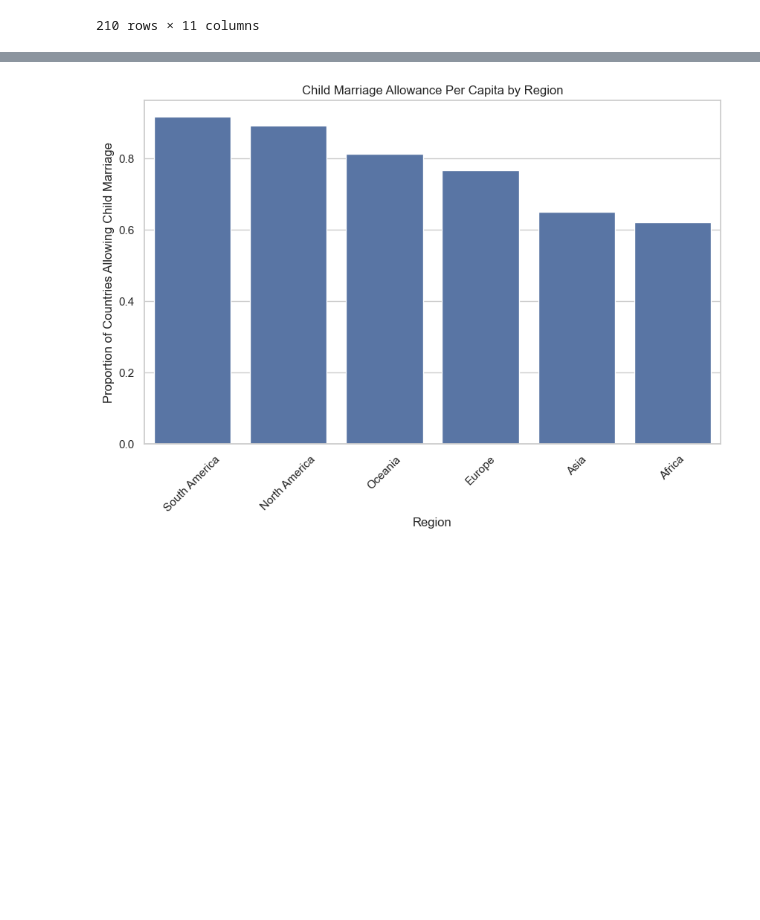
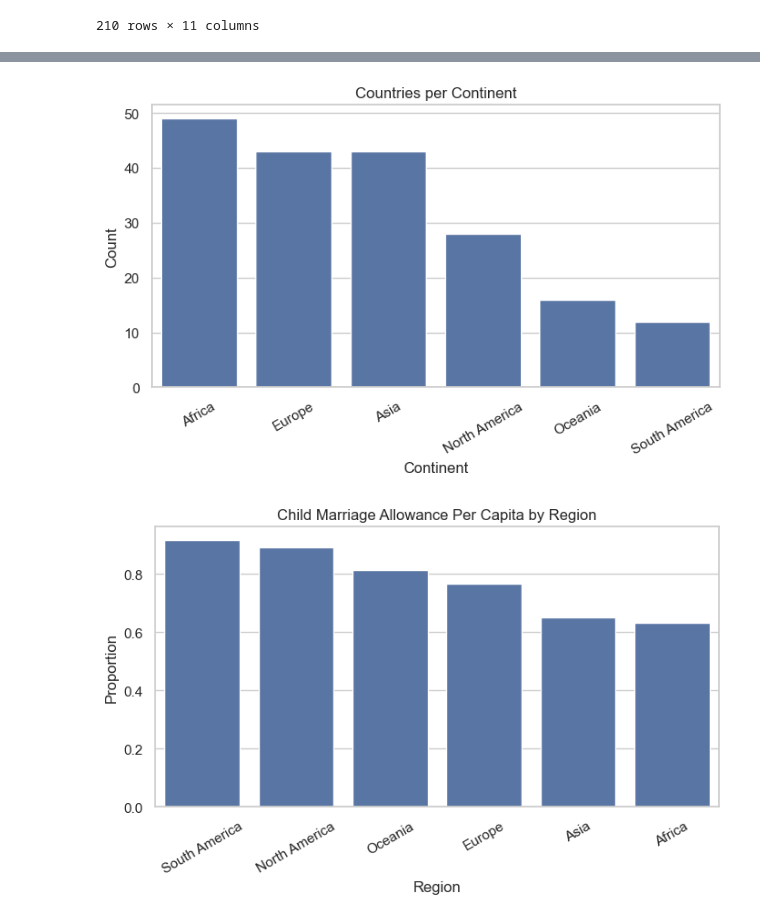
Before and after one commit to SeradjEddine/SZE_data_analysis_team_10, a Jupyter notebook: BL2NDD.ipynb, the cells around one changed output, grey strips where cells are left out. Saved outputs shown, nothing was run; the diff lists cells and outputs as text; code cells hidden in the pictures; blank space fills up the shorter version.

```diff
--- a/BL2NDD.ipynb
+++ b/BL2NDD.ipynb
@@ -239,48 +237,50 @@ plt.show()
 # %%
-# Expand the dataset to include regions like Africa, Asia, Europe, Americas, Oceania
-# The legal age dataset does not have region information, can we import a python package that has country to region mapping?
+# Task: map countries to continents and plot simple bars
 import pycountry_convert as pc
+from unidecode import unidecode
 
-def country_to_continent(country_name):
+def clean_country(name):
+    if pd.isna(name):
+        return None
+    return unidecode(str(name)).strip()
+
+def to_continent(name):
+    name = clean_country(name)
+    if not name:
+        return 'Unknown'
     try:
-        country_code = pc.country_name_to_country_alpha2(country_name)
-        continent_code = pc.country_alpha2_to_continent_code(country_code)
-        continent_name = pc.convert_continent_code_to_continent_name(continent_code)
-        return continent_name
-    except:
+        alpha2 = pc.country_name_to_country_alpha2(name)
+        code = pc.country_alpha2_to_continent_code(alpha2)
+        return pc.convert_continent_code_to_continent_name(code)
+    except (KeyError, ValueError):
         return 'Unknown'
 
-# Add a new column for continent/region
-df_legal_age['Continent'] = df_legal_age['Country'].apply(country_to_continent)
+df_legal_age['Continent'] = df_legal_age['Country'].apply(to_continent)
 
-# Check the distribution of countries by continent
-df_legal_age['Continent'].value_counts()
+counts = df_legal_age['Continent'].value_counts()
+counts = counts[counts.index != 'Unknown']
+plt.figure(figsize=(8, 4))
+sns.barplot(x=counts.index, y=counts.values)
+plt.title('Countries per Continent')
+plt.ylabel('Count')
+plt.xlabel('Continent')
+plt.xticks(rotation=30)
+plt.show()
 
-# What is the order of child marriage allowance by region per capita?
-child_marriage_by_region = df_legal_age[
+child = df_legal_age[
     (df_legal_age['women w/o parental consent minimum age'] < 18) |
     (df_legal_age['Men w/o parental consent minimum age'] < 18) |
     (df_legal_age['women with parental consent minimum age'] < 18) |
     (df_legal_age['Men with parental consent minimum age'] < 18)
 ]
-
-# Group by continent and calculate the number of countries allowing child marriage per continent
-child_marriage_counts = child_marriage_by_region.groupby('Continent').size()
-
-# Normalize by the total number of countries per continent
-total_countries_by_continent = df_legal_age.groupby('Continent').size()
-child_marriage_per_capita = (child_marriage_counts / total_countries_by_continent).sort_values(ascending=False)
-
-# Remove 'Unknown' from the results
-child_marriage_per_capita = child_marriage_per_capita[child_marriage_per_capita.index != 'Unknown']
-
-# Create a bar plot for visualization using seaborn
-plt.figure(figsize=(10, 6))
-sns.barplot(x=child_marriage_per_capita.index, y=child_marriage_per_capita.values)
+prop = (child.groupby('Continent').size() / df_legal_age.groupby('Continent').size()).drop(labels=['Unknown'], errors='ignore').sort_values(ascending=False)
+plt.figure(figsize=(8, 4))
+sns.barplot(x=prop.index, y=prop.values)
 plt.title('Child Marriage Allowance Per Capita by Region')
-plt.ylabel('Proportion of Countries Allowing Child Marriage')
+plt.ylabel('Proportion')
 plt.xlabel('Region')
-plt.xticks(rotation=45)
+plt.xticks(rotation=30)
 plt.show()
 # %% [output]
-[figure, old version]
+[figure, new version]
+[figure, added]
```
Also changed, not shown: parts of 16 cells of this notebook.
